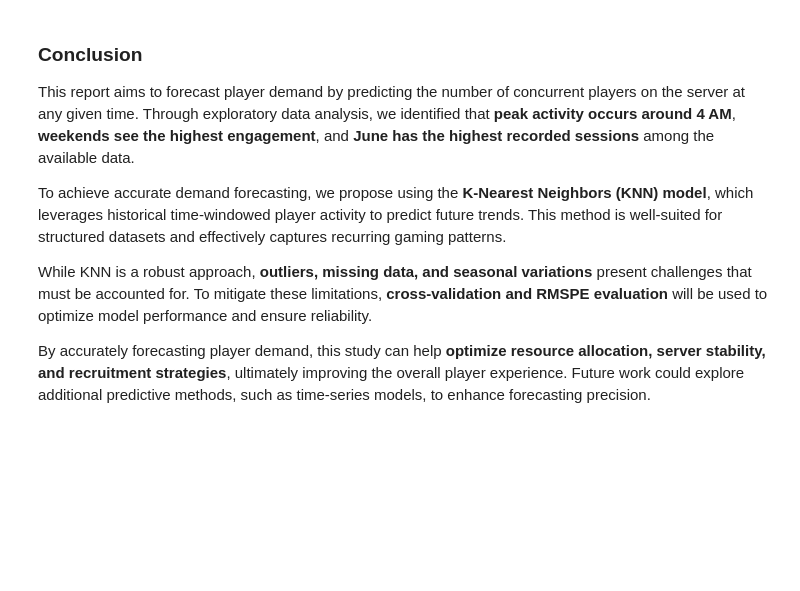
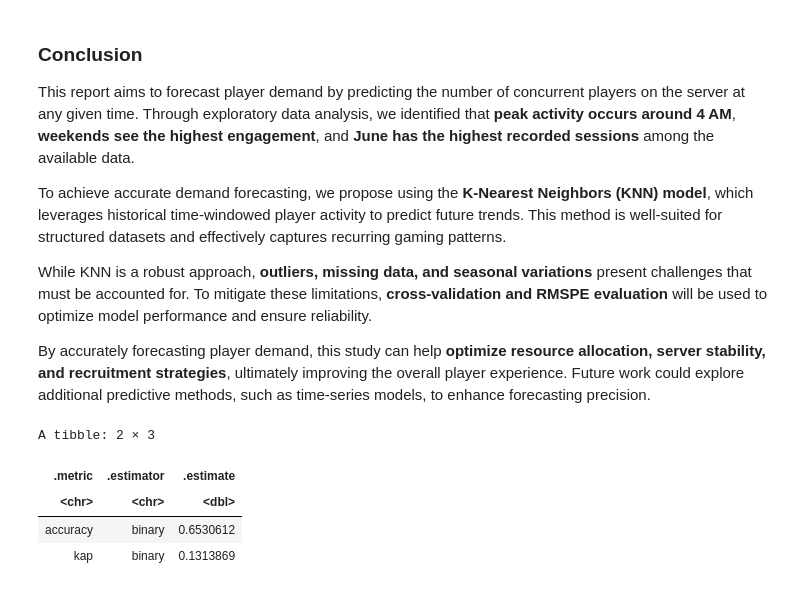
Before and after one commit to yyuhaoma/Data100_Project, a Jupyter notebook: Individual_Project1 (1).ipynb, the cells around one changed output. Cells and saved outputs as stored; diff of their text form; code cells hidden in the pictures; blank space fills up the shorter version.

```diff
--- a/Individual_Project1 (1).ipynb
+++ b/Individual_Project1 (1).ipynb
@@ -233,3 +234,48 @@ To achieve accurate demand forecasting, we propose using the **K-Nearest Neighbo
 While KNN is a robust approach, **outliers, missing data, and seasonal variations** present challenges that must be accounted for. To mitigate these limitations, **cross-validation and RMSPE evaluation** will be used to optimize model performance and ensure reliability.
 
 By accurately forecasting player demand, this study can help **optimize resource allocation, server stability, and recruitment strategies**, ultimately improving the overall player experience. Future work could explore additional predictive methods, such as time-series models, to enhance forecasting precision.
+# %%
+player_model_data <- players |>
+  select(subscribe, Age, gender, experience, played_hours) |>
+  filter(!is.na(Age)) |>
+    mutate(subscribe = as.factor(subscribe))
+
+player_split <- initial_split(player_model_data, prop = 0.75, strata = subscribe)
+player_train <- training(player_split)
+player_test <- testing(player_split)
+player_recipe <- recipe(subscribe ~ Age + gender + experience + played_hours, data = player_train) |>
+  step_dummy(all_nominal_predictors()) |>
+  step_normalize(all_predictors())
+
+player_recipe <- recipe(subscribe ~ Age + gender + experience + played_hours, data = player_train) |>
+  step_dummy(all_nominal_predictors()) |>
+  step_normalize(all_predictors())
+
+# 4. Define KNN model
+knn_spec <- nearest_neighbor(weight_func = "rectangular", neighbors = 3) |>
+  set_engine("kknn") |>
+  set_mode("classification")
+
+# 5. Combine recipe and model into a workflow
+player_workflow <- workflow() |>
+  add_recipe(player_recipe) |>
+  add_model(knn_spec)
+
+# 6. Fit the model
+player_fit <- fit(player_workflow, data = player_train)
+
+# 7. Predict on test data
+player_predictions <- predict(player_fit, player_test) |>
+  bind_cols(player_test)
+
+# 8. Evaluate model
+player_accuracy <- player_predictions |>
+  metrics(truth = subscribe, estimate = .pred_class)
+
+player_accuracy
+# %% [output]
+A tibble: 2 × 3
+| .metric | .estimator | .estimate |
+| <chr> | <chr> | <dbl> |
+| accuracy | binary | 0.6530612 |
+| kap | binary | 0.1313869 |
```
Also changed, not shown: parts of 14 cells of this notebook.
